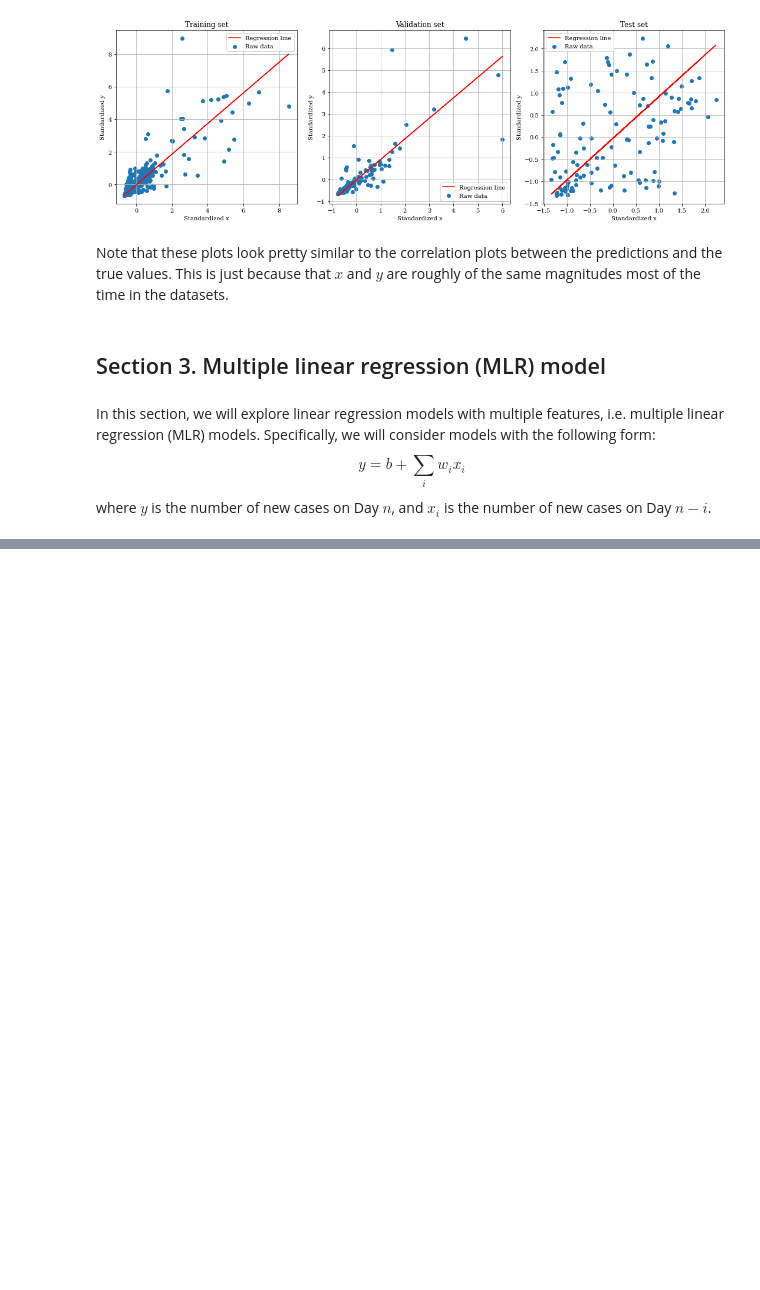
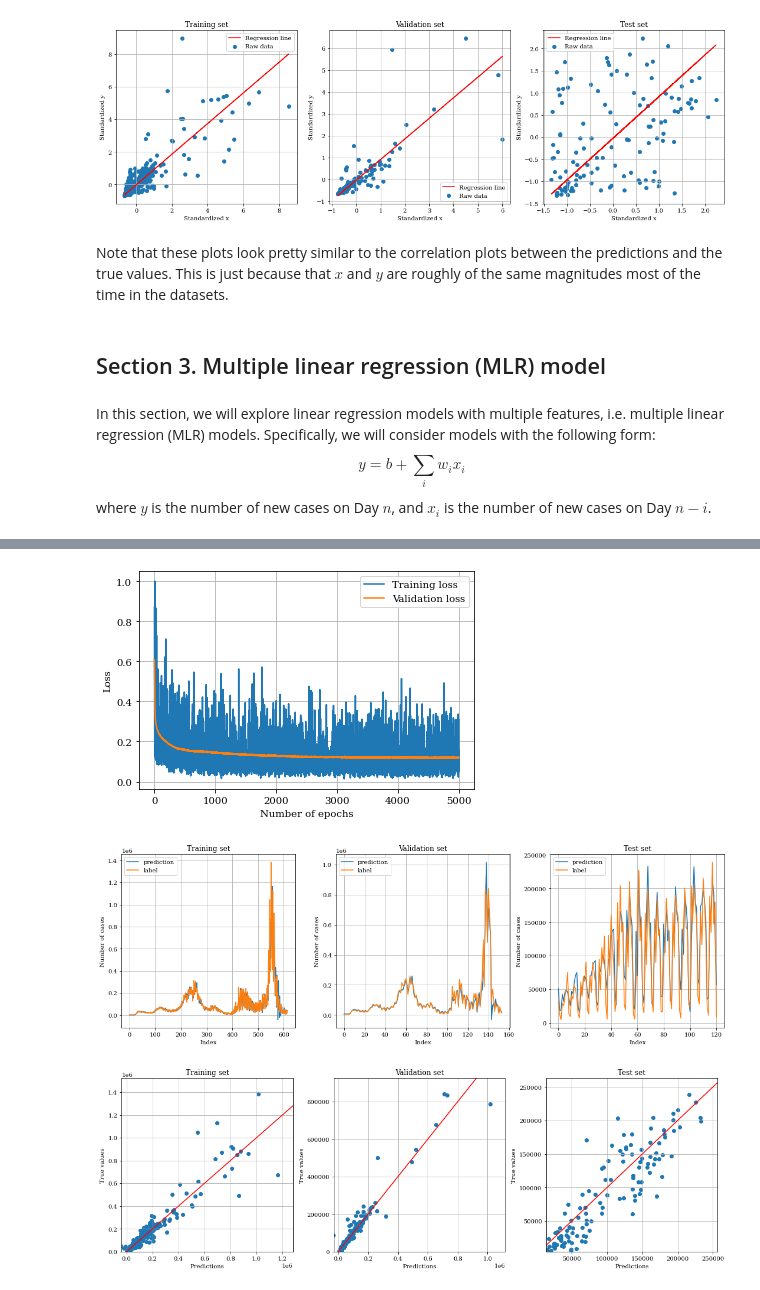
Before and after one commit to wehs7661/deep_learning_projects, a Jupyter notebook: covid_regression/LR2DNN/covid_regression.ipynb, the cells around one changed output, grey strips where cells are left out. Saved outputs shown, nothing was run; the diff lists cells and outputs as text; code cells hidden in the pictures; blank space fills up the shorter version.

```diff
--- a/covid_regression/LR2DNN/covid_regression.ipynb
+++ b/covid_regression/LR2DNN/covid_regression.ipynb
@@ -568,0 +556,5 @@ print(f'Test loss: {model.calc_loss(pred_tt[1:], label_tt[:-1]).detach().item():
+# %%
+n_feats = 28
+model = Linear_Regression(n_feats, 1)
+train_and_assess(model, n_feats)
+# %% [output]
@@ -568,0 +566,3 @@ print(f'Test loss: {model.calc_loss(pred_tt[1:], label_tt[:-1]).detach().item():
+[figure, added]
+[figure, added]
+[figure, added]
```
Also changed, not shown: parts of 44 cells of this notebook.
